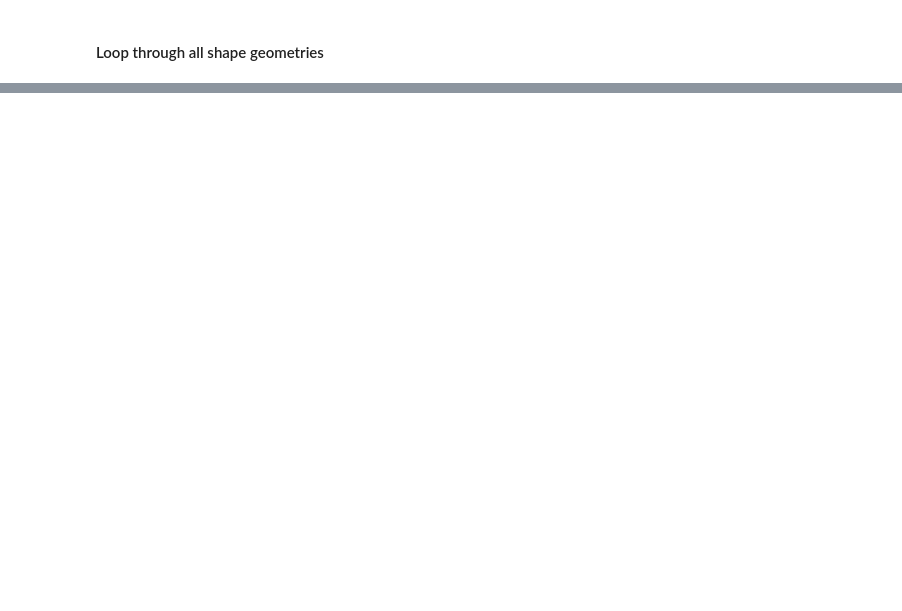
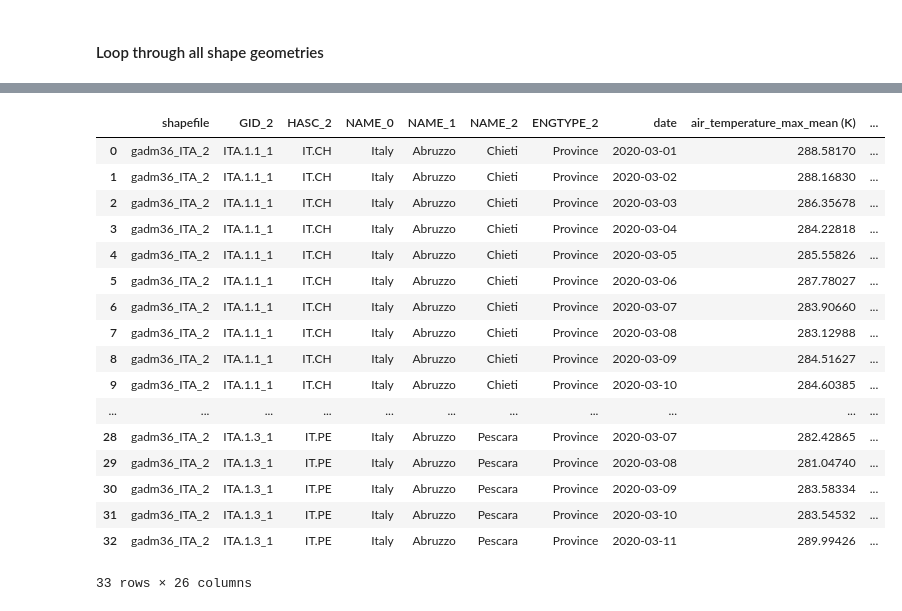
Before and after one commit to informatics-lab/covid-19_shapecutter, a Jupyter notebook: extract_regional_data_using_shapefile.ipynb, the cells around one changed output, grey strips where cells are left out. Saved outputs shown, nothing was run; the diff lists cells and outputs as text; code cells hidden in the pictures; blank space fills up the shorter version.

```diff
--- a/extract_regional_data_using_shapefile.ipynb
+++ b/extract_regional_data_using_shapefile.ipynb
@@ -486,13 +487,16 @@ def get_csv_name(folder, shapefile, shape_id, data_name, start_dt, end_dt, separ
 
     #Cut out underscores from shapefile name to reduce overall length
     shapefile = shapefile.replace('_', '')
-    shape_id = shape_id.replace('_', '-').replace('.', '-')
 
     #Format the daterange that be at the end of the filename
     dt_range = f"{start_dt.strftime(dtfmt)}-{end_dt.strftime(dtfmt)}"
 
     #Join all the filename parts with separator
-    filename = separator.join([shapefile, shape_id, data_name, dt_range])
+    if shape_id:
+        shape_id = shape_id.replace('_', '-').replace('.', '-')
+        filename = separator.join([shapefile, shape_id, data_name, dt_range])
+    else:
+        filename = separator.join([shapefile, data_name, dt_range])
 
     #Join filename with folder
     filepath = os.path.join(folder, f"{filename}{extension}")
@@ -546,3 +584,22 @@ Mdf.to_csv(fname_write, index=False)
 # %%
 #We can read it back in to check that it wrote correctly
-pd.read_csv(fname_write)
+pd.read_csv(CSV_COLLATE_FILEPATH)
+# %% [output]
+|  | shapefile | GID_2 | HASC_2 | NAME_0 | NAME_1 | NAME_2 | ENGTYPE_2 | date | air_temperature_max_mean (K) | ... |
+| 0 | gadm36_ITA_2 | ITA.1.1_1 | IT.CH | Italy | Abruzzo | Chieti | Province | 2020-03-01 | 288.58170 | ... |
+| 1 | gadm36_ITA_2 | ITA.1.1_1 | IT.CH | Italy | Abruzzo | Chieti | Province | 2020-03-02 | 288.16830 | ... |
+| 2 | gadm36_ITA_2 | ITA.1.1_1 | IT.CH | Italy | Abruzzo | Chieti | Province | 2020-03-03 | 286.35678 | ... |
+| 3 | gadm36_ITA_2 | ITA.1.1_1 | IT.CH | Italy | Abruzzo | Chieti | Province | 2020-03-04 | 284.22818 | ... |
+| 4 | gadm36_ITA_2 | ITA.1.1_1 | IT.CH | Italy | Abruzzo | Chieti | Province | 2020-03-05 | 285.55826 | ... |
+| 5 | gadm36_ITA_2 | ITA.1.1_1 | IT.CH | Italy | Abruzzo | Chieti | Province | 2020-03-06 | 287.78027 | ... |
+| 6 | gadm36_ITA_2 | ITA.1.1_1 | IT.CH | Italy | Abruzzo | Chieti | Province | 2020-03-07 | 283.90660 | ... |
+| 7 | gadm36_ITA_2 | ITA.1.1_1 | IT.CH | Italy | Abruzzo | Chieti | Province | 2020-03-08 | 283.12988 | ... |
+| 8 | gadm36_ITA_2 | ITA.1.1_1 | IT.CH | Italy | Abruzzo | Chieti | Province | 2020-03-09 | 284.51627 | ... |
+| 9 | gadm36_ITA_2 | ITA.1.1_1 | IT.CH | Italy | Abruzzo | Chieti | Province | 2020-03-10 | 284.60385 | ... |
+| ... | ... | ... | ... | ... | ... | ... | ... | ... | ... | ... |
+| 28 | gadm36_ITA_2 | ITA.1.3_1 | IT.PE | Italy | Abruzzo | Pescara | Province | 2020-03-07 | 282.42865 | ... |
+| 29 | gadm36_ITA_2 | ITA.1.3_1 | IT.PE | Italy | Abruzzo | Pescara | Province | 2020-03-08 | 281.04740 | ... |
+| 30 | gadm36_ITA_2 | ITA.1.3_1 | IT.PE | Italy | Abruzzo | Pescara | Province | 2020-03-09 | 283.58334 | ... |
+| 31 | gadm36_ITA_2 | ITA.1.3_1 | IT.PE | Italy | Abruzzo | Pescara | Province | 2020-03-10 | 283.54532 | ... |
+| 32 | gadm36_ITA_2 | ITA.1.3_1 | IT.PE | Italy | Abruzzo | Pescara | Province | 2020-03-11 | 289.99426 | ... |
+33 rows × 26 columns
```
Also changed, not shown: parts of 23 cells of this notebook.
